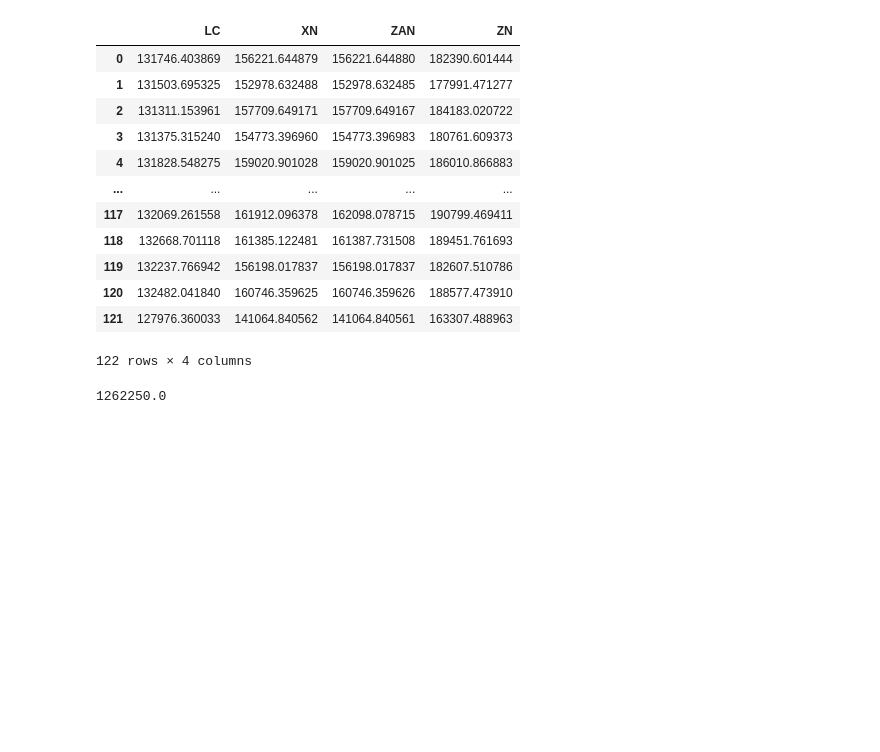
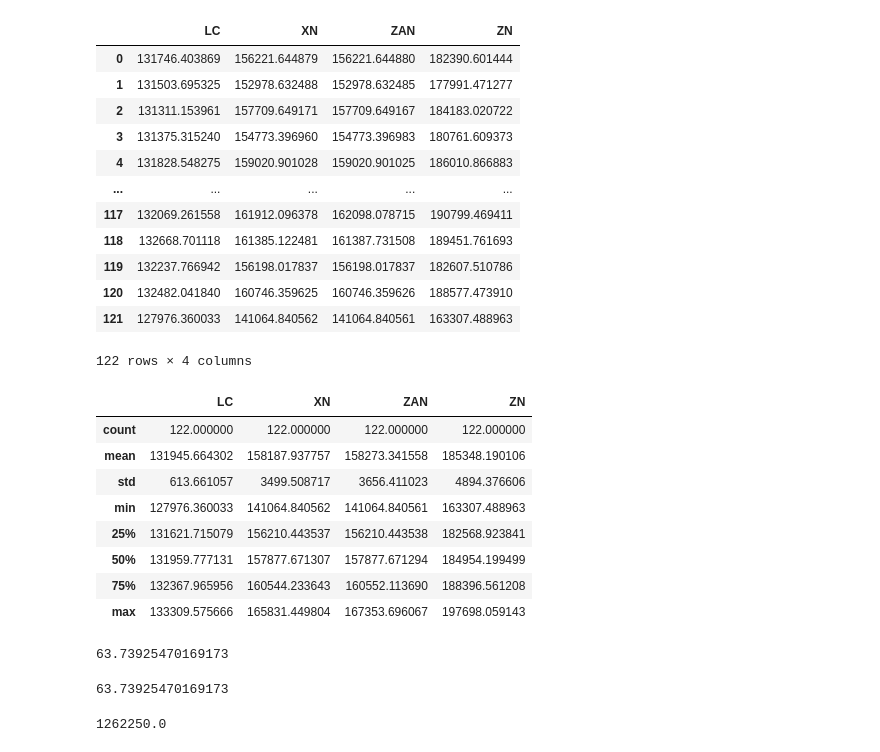
Before and after one commit to samgdotson/2021-dotson-ms, a Jupyter notebook: analysis/objective_plots.ipynb, the cells around one changed output. Saved outputs shown, nothing was run; the diff lists cells and outputs as text; code cells hidden in the pictures; blank space fills up the shorter version.

```diff
--- a/analysis/objective_plots.ipynb
+++ b/analysis/objective_plots.ipynb
@@ -45,6 +45,26 @@ df
 | 120 | 132482.041840 | 160746.359625 | 160746.359626 | 188577.473910 |
 | 121 | 127976.360033 | 141064.840562 | 141064.840561 | 163307.488963 |
 122 rows × 4 columns
+# %%
+df.describe()
+# %% [output]
+|  | LC | XN | ZAN | ZN |
+| count | 122.000000 | 122.000000 | 122.000000 | 122.000000 |
+| mean | 131945.664302 | 158187.937757 | 158273.341558 | 185348.190106 |
+| std | 613.661057 | 3499.508717 | 3656.411023 | 4894.376606 |
+| min | 127976.360033 | 141064.840562 | 141064.840561 | 163307.488963 |
+| 25% | 131621.715079 | 156210.443537 | 156210.443538 | 182568.923841 |
+| 50% | 131959.777131 | 157877.671307 | 157877.671294 | 184954.199499 |
+| 75% | 132367.965956 | 160544.233643 | 160552.113690 | 188396.561208 |
+| max | 133309.575666 | 165831.449804 | 167353.696067 | 197698.059143 |
+# %%
+4894**2/613**2
+# %% [output]
+63.73925470169173
+# %%
+(4894/613)**2
+# %% [output]
+63.73925470169173
 # %%
 # get the total demand
 annual_demand = linear_growth(1.87e5, 2025, 2050, 6, 0.01) # GWh
```
Also changed, not shown: parts of 3 cells of this notebook, 2 other files.
